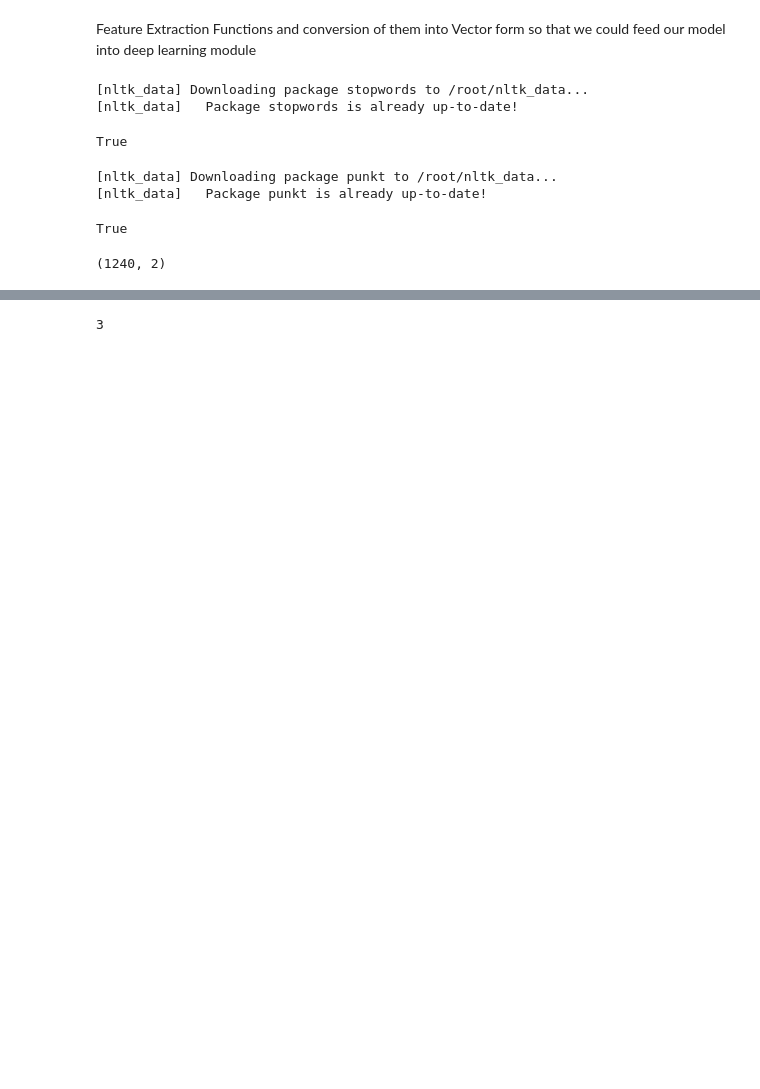
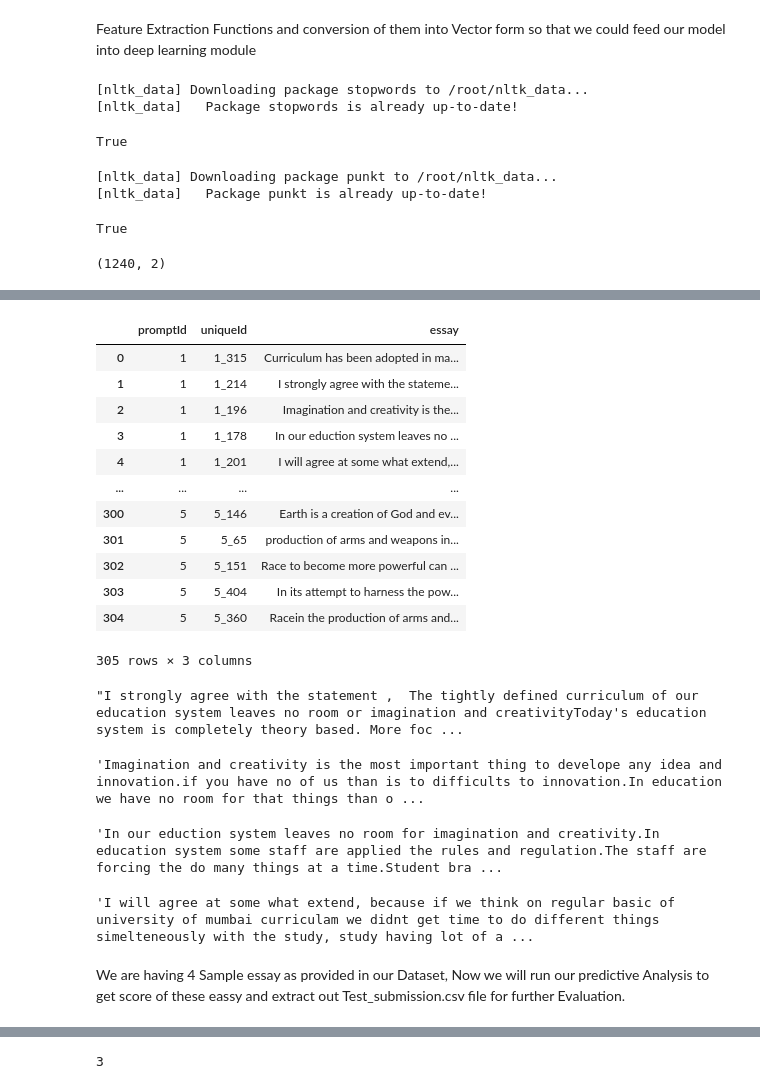
Before and after one commit to pushkal1234/Automatic-Essay-Grading_NLP, a Jupyter notebook: SHL_Pushkal_Shukla.ipynb, the cells around one changed output, grey strips where cells are left out. Cells and saved outputs as stored; diff of their text form; code cells hidden in the pictures; blank space fills up the shorter version.

```diff
--- a/SHL_Pushkal_Shukla.ipynb
+++ b/SHL_Pushkal_Shukla.ipynb
@@ -389,3 +377,45 @@ Average R2 score after a 10-fold cross validation:  -0.0876
+# %%
+#content = pd.read_csv("/content/input/test.csv")
+testset = pd.read_csv("/content/input/test.csv")
+testset.drop(testset.columns[[0]],axis=1, inplace= True)
+testset = testset.dropna(axis=1)
+testset
+# %% [output]
+|  | promptId | uniqueId | essay |
+| 0 | 1 | 1_315 | Curriculum has been adopted in ma... |
+| 1 | 1 | 1_214 | I strongly agree with the stateme... |
+| 2 | 1 | 1_196 | Imagination and creativity is the... |
+| 3 | 1 | 1_178 | In our eduction system leaves no ... |
+| 4 | 1 | 1_201 | I will agree at some what extend,... |
+| ... | ... | ... | ... |
+| 300 | 5 | 5_146 | Earth is a creation of God and ev... |
+| 301 | 5 | 5_65 | production of arms and weapons in... |
+| 302 | 5 | 5_151 | Race to become more powerful can ... |
+| 303 | 5 | 5_404 | In its attempt to harness the pow... |
+| 304 | 5 | 5_360 | Racein the production of arms and... |
+305 rows × 3 columns
+# %%
+x1 = testset['essay'][1]
+x1
+# %% [output]
+"I strongly agree with the statement ,  The tightly defined curriculum of our education system leaves no room or imagination and creativityToday's education system is completely theory based. More foc ...
+# %%
+x2 = testset['essay'][2]
+x2
+# %% [output]
+'Imagination and creativity is the most important thing to develope any idea and innovation.if you have no of us than is to difficults to innovation.In education we have no room for that things than o ...
+# %%
+x3 = testset['essay'][3]
+x3
+# %% [output]
+'In our eduction system leaves no room for imagination and creativity.In education system some staff are applied the rules and regulation.The staff are forcing the do many things at a time.Student bra ...
+# %%
+x5 = testset['essay'][4]
+x5
+# %% [output]
+'I will agree at some what extend, because if we think on regular basic of university of mumbai curriculam we didnt get time to do different things simelteneously with the study, study having lot of a ...
+# %% [markdown]
+We are having 4 Sample essay as provided in our Dataset, Now we will run our predictive Analysis to get score of these eassy and extract out Test_submission.csv file for further Evaluation.
 # %%
 from gensim.models import Word2Vec
 from gensim.models import KeyedVectors
```
Also changed, not shown: parts of 39 cells of this notebook.
